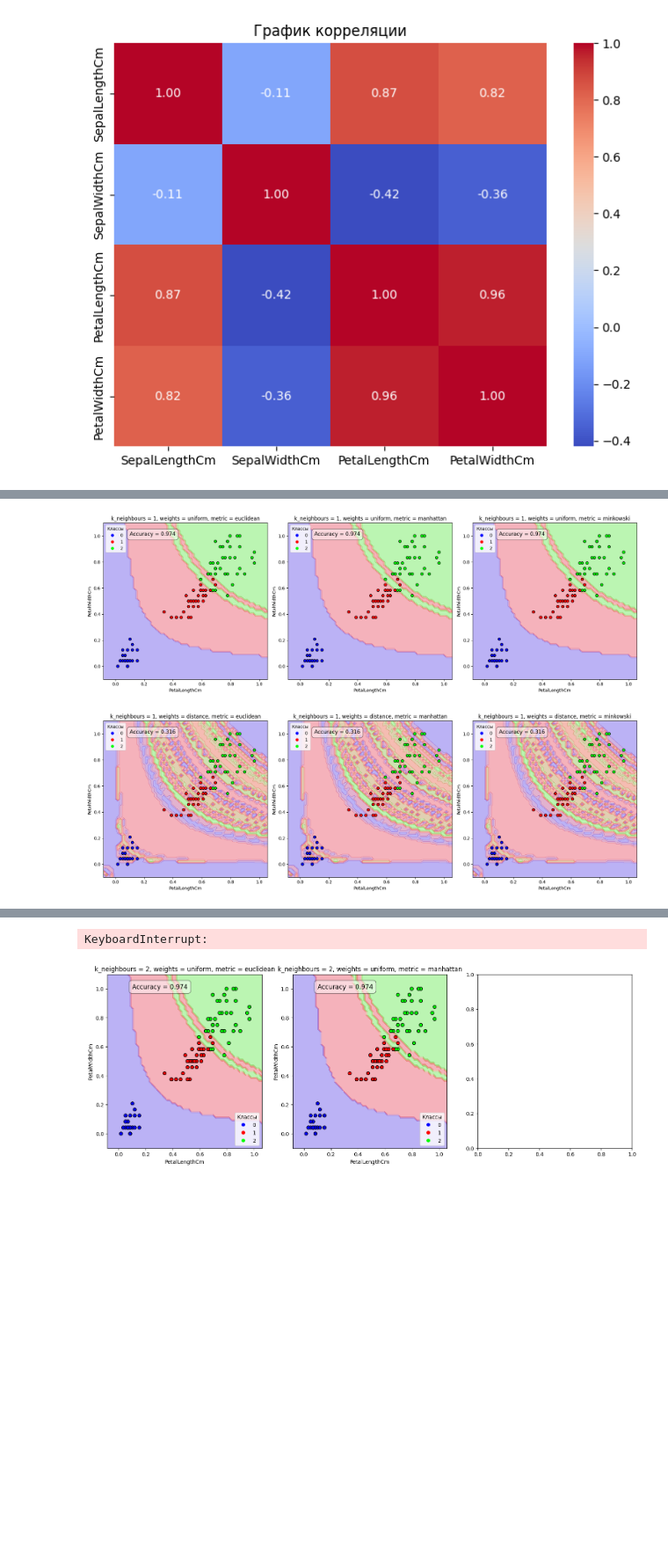
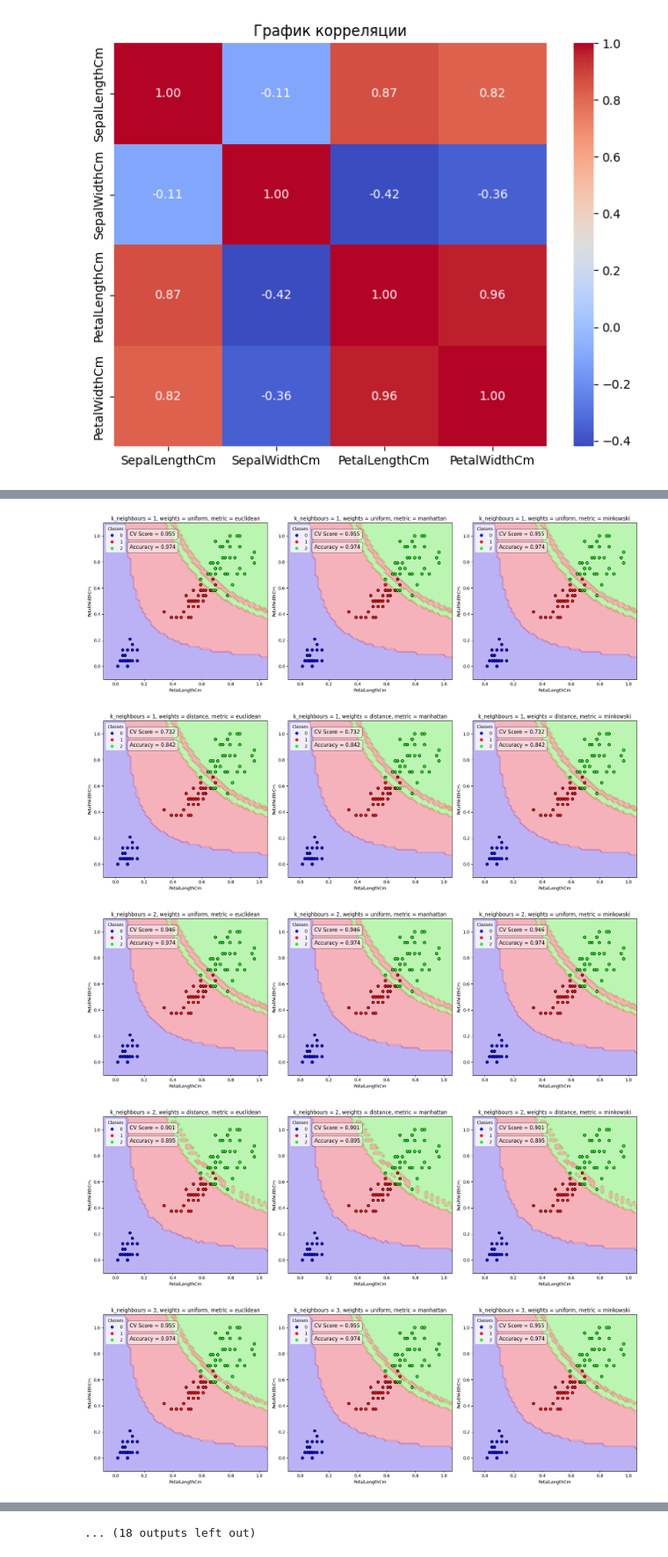
Before and after one commit to Xivalor/ml-course-homeworks, a Jupyter notebook: hw03_KNN/KNN.ipynb, the cells around one changed output, grey strips where cells are left out. Shown at 88% size. Drawn from its saved outputs; the diff is of its cells as text; code cells hidden in the pictures; blank space fills up the shorter version.

```diff
--- a/hw03_KNN/KNN.ipynb
+++ b/hw03_KNN/KNN.ipynb
@@ -160,6 +166,6 @@ plt.show()
 # %%
-class KNN():
-    def __init__(self, k_neighbours = 3, metric = 'euclidean', weights = 'uniform', p = 2):
+class KNN(BaseEstimator, ClassifierMixin):
+    def __init__(self, k_neighbours = 3, metric = 'euclidean', weights = 'uniform', p = 3 ):
         self.k_neighbours = k_neighbours
         self.metric = metric
         self.weights = weights
@@ -181,13 +187,15 @@ class KNN():
         for x in X[self.predict_column]:
             distances = np.array([self.distance(x, x_train) for x_train in self.X_train[self.predict_column]])
             nearest_neighbours = distances.argsort()[:self.k_neighbours]
-            nearest_distances = distances.sort()[:self.k_neighbours]
-            nearest_labels = self.y_train.iloc[nearest_neighbours].values.ravel()
+            nearest_distances = distances[nearest_neighbours]
+            nearest_labels = self.y_train.iloc[nearest_neighbours]['Species'].values
+            # print(nearest_labels)
             if self.weights == 'uniform':
                 predictions.append(np.argmax(np.bincount(nearest_labels)))
             elif self.weights == 'distance':
                 sums = np.zeros(len(self.classes))
-                for i, label in enumerate(nearest_neighbours):
+                for i, label in enumerate(nearest_labels):
+                    # print(i, label)
                     sums[label] += nearest_distances[i]
                 predictions.append(np.argmax(sums))
         return np.array(predictions)
@@ -211,40 +220,61 @@ def plot_decision(axs, i, X, y, model, h = 0.02):
 
     squares = x_flat * y_flat
 
     df_plot = pd.DataFrame({
         'Id': np.arange(1, len(x_flat) + 1),
         'PetalLengthCm': x_flat,
         'PetalWidthCm': y_flat,
         'PetalSquare': squares,
     })
 
     Z = model.predict(df_plot)
     Z_matrix = Z.reshape(len(x_range), len(y_range))
     # plt.figure(figsize=(8, 6))
     axs[i].contourf(x_range, y_range, Z_matrix.T, alpha=0.3, cmap='brg')
     scatter = axs[i].scatter(X['PetalLengthCm'], X['PetalWidthCm'], c = y['Species'], edgecolors='k', cmap='brg', s=40)
     axs[i].set_xlabel('PetalLengthCm')
     axs[i].set_ylabel('PetalWidthCm')
-    axs[i].legend(*scatter.legend_elements(), title="Классы")
+    axs[i].legend(*scatter.legend_elements(), title="Classes")
 
-for k_neighbours in range(1, 21):
-    for weights in ['uniform', 'distance']:
+k = 16
+weights = ['uniform', 'distance']
+metrics = ['euclidean', 'manhattan', 'minkowski']
+
+df_scores = pd.DataFrame(columns=range(3))
+
+for k_neighbours in range(1, k):
+    scores_weight = []
+    for weight in weights:
         fig, axs = plt.subplots(1, 3, figsize=(18,6))
-        for i, metric in enumerate(['euclidean', 'manhattan', 'minkowski']):
-            model = KNN(k_neighbours, metric, weights)
+        scores_metric = []
+        for i, metric in enumerate(metrics):
+            model = KNN(k_neighbours, metric, weight)
+
+            scores = cross_val_score(model, X_train, y_train, cv=5)
+            mean_score = scores.mean()
+            scores_metric.append(mean_score)
+
             model.fit(X_train, y_train)
 
             plot_decision(axs, i, X_train, y_train, model)
 
-            axs[i].text(0.1, 1, f"Accuracy = {model.score(X_test, y_test):.3f}", fontsize=12,
+            axs[i].text(0.1, 1, f"CV Score = {mean_score:.3f}", fontsize=12,
                             bbox=dict(facecolor='white',
                             edgecolor='black',
                             boxstyle='round,pad=0.5',
                             alpha=0.5))
-            axs[i].set_title(f"k_neighbours = {k_neighbours}, weights = {weights}, metric = {metric}")
-
+            axs[i].text(0.1, 0.9, f"Accuracy = {model.score(X_test, y_test):.3f}", fontsize=12,
+                            bbox=dict(facecolor='white',
+                            edgecolor='black',
+                            boxstyle='round,pad=0.5',
+                            alpha=0.5))
+            axs[i].set_title(f"k_neighbours = {k_neighbours}, weights = {weight}, metric = {metric}")
         plt.tight_layout()
         plt.show()
+        df_scores.loc[len(df_scores)] = scores_metric
 # %% [output]
-[figure, old version]
+[figure, new version]
-[figure, old version]
+[figure, new version]
+[figure, new version]
+[figure, added]
+[figure, added]
@@ -251,2 +288 @@ for k_neighbours in range(1, 21):
-KeyboardInterrupt:
+... (18 outputs left out)
-[figure, old version]
```
Also changed, not shown: parts of 11 cells of this notebook.
